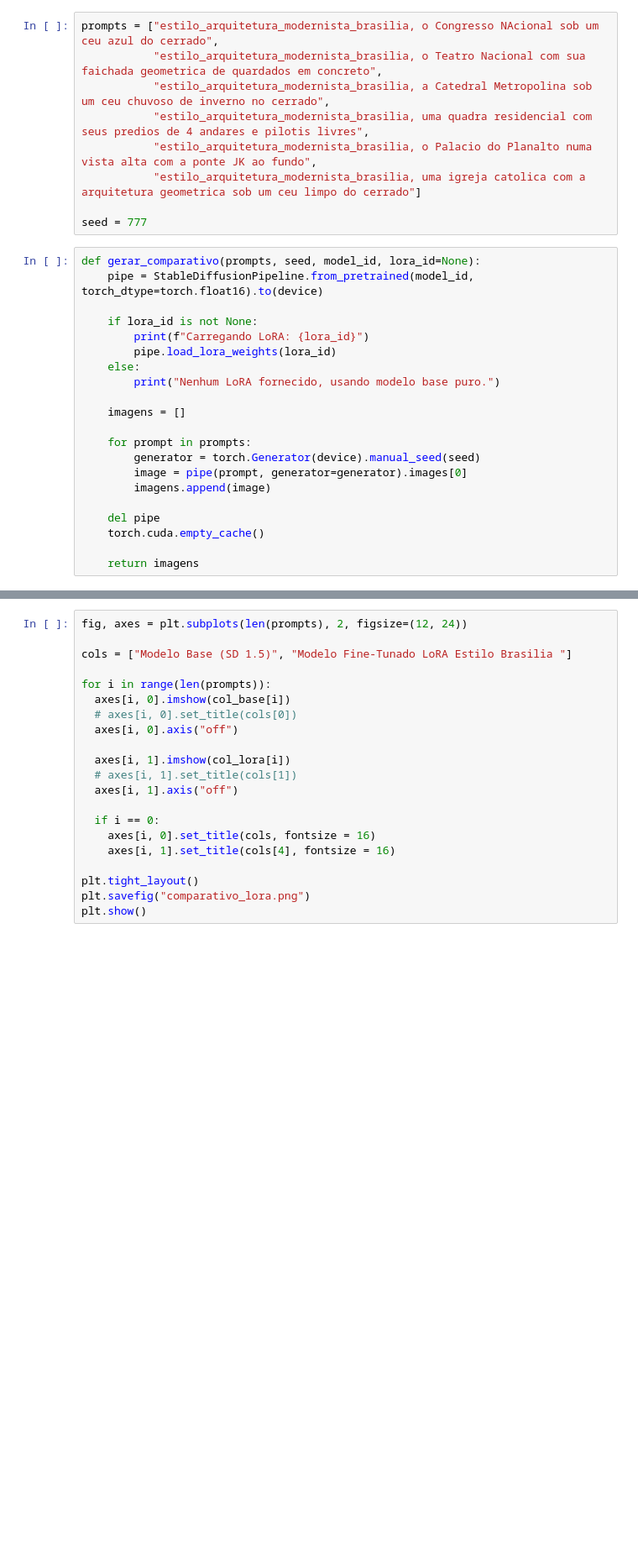
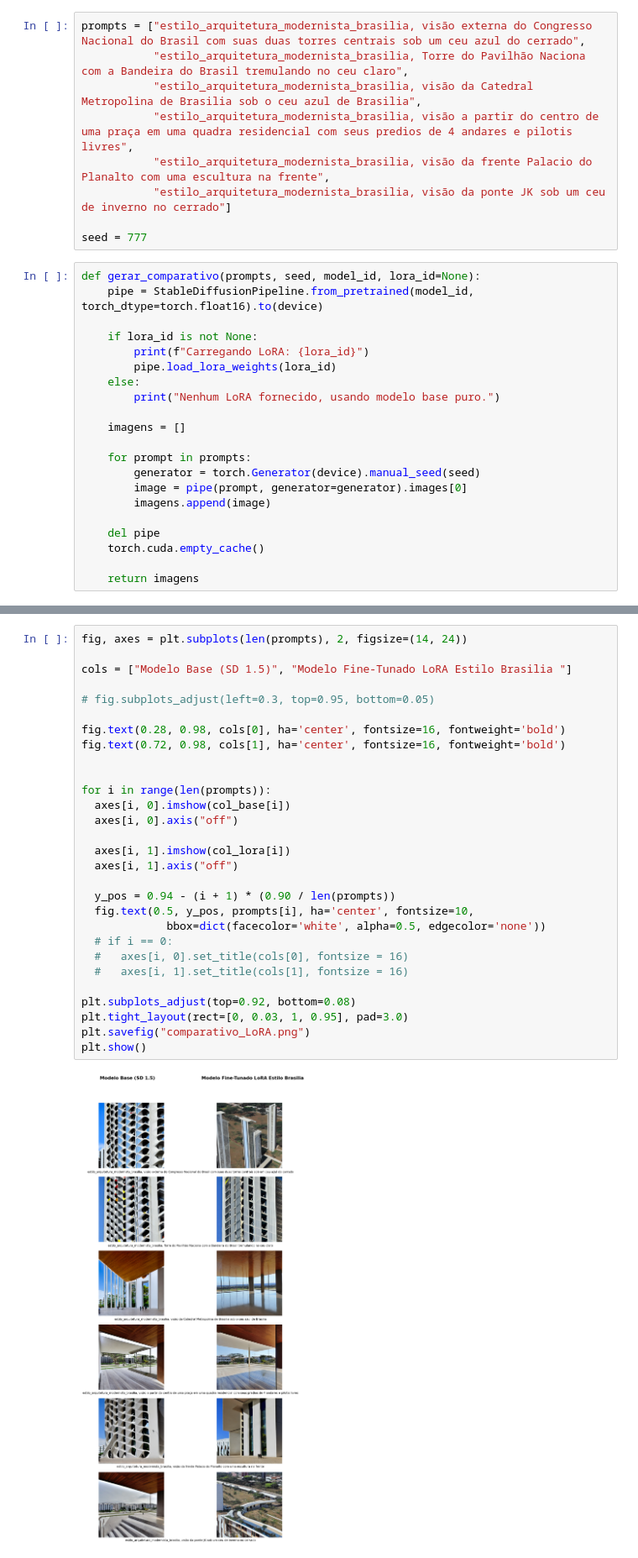
Before and after one commit to hpsj2712/atelie-generativo-individual-homerio, a Jupyter notebook: notebooks/03_avaliacao_kaggle.ipynb, the cells around one changed output, grey strips where cells are left out. Shown at 84% size. Cells and saved outputs as stored; diff of their text form; blank space fills up the shorter version.

```diff
--- a/notebooks/03_avaliacao_kaggle.ipynb
+++ b/notebooks/03_avaliacao_kaggle.ipynb
@@ -23,12 +23,12 @@ model_id = "stable-diffusion-v1-5/stable-diffusion-v1-5"
 lora_id = "homerio/estilo_arquitetura_modernista_brasilia_v2"
 device = "cuda"
 # %%
-prompts = ["estilo_arquitetura_modernista_brasilia, o Congresso NAcional sob um ceu azul do cerrado",
-           "estilo_arquitetura_modernista_brasilia, o Teatro Nacional com sua faichada geometrica de quardados em concreto",
-           "estilo_arquitetura_modernista_brasilia, a Catedral Metropolina sob um ceu chuvoso de inverno no cerrado",
-           "estilo_arquitetura_modernista_brasilia, uma quadra residencial com seus predios de 4 andares e pilotis livres",
-           "estilo_arquitetura_modernista_brasilia, o Palacio do Planalto numa vista alta com a ponte JK ao fundo",
-           "estilo_arquitetura_modernista_brasilia, uma igreja catolica com a arquitetura geometrica sob um ceu limpo do cerrado"]
+prompts = ["estilo_arquitetura_modernista_brasilia, visão externa do Congresso Nacional do Brasil com suas duas torres centrais sob um ceu azul do cerrado",
+           "estilo_arquitetura_modernista_brasilia, Torre do Pavilhão Naciona com a Bandeira do Brasil tremulando no ceu claro",
+           "estilo_arquitetura_modernista_brasilia, visão da Catedral Metropolina de Brasilia sob o ceu azul de Brasilia",
+           "estilo_arquitetura_modernista_brasilia, visão a partir do centro de uma praça em uma quadra residencial com seus predios de 4 andares e pilotis livres",
+           "estilo_arquitetura_modernista_brasilia, visão da frente Palacio do Planalto com uma escultura na frente",
+           "estilo_arquitetura_modernista_brasilia, visão da ponte JK sob um ceu de inverno no cerrado"]
 
 seed = 777
 # %%
@@ -66,24 +69,34 @@ Nenhum LoRA fornecido, usando modelo base puro.
 # %%
-fig, axes = plt.subplots(len(prompts), 2, figsize=(12, 24))
+fig, axes = plt.subplots(len(prompts), 2, figsize=(14, 24))
 
 cols = ["Modelo Base (SD 1.5)", "Modelo Fine-Tunado LoRA Estilo Brasilia "]
 
+# fig.subplots_adjust(left=0.3, top=0.95, bottom=0.05)
+
+fig.text(0.28, 0.98, cols[0], ha='center', fontsize=16, fontweight='bold')
+fig.text(0.72, 0.98, cols[1], ha='center', fontsize=16, fontweight='bold')
+
+
 for i in range(len(prompts)):
   axes[i, 0].imshow(col_base[i])
-  # axes[i, 0].set_title(cols[0])
   axes[i, 0].axis("off")
 
   axes[i, 1].imshow(col_lora[i])
-  # axes[i, 1].set_title(cols[1])
   axes[i, 1].axis("off")
 
-  if i == 0:
-    axes[i, 0].set_title(cols, fontsize = 16)
-    axes[i, 1].set_title(cols[4], fontsize = 16)
+  y_pos = 0.94 - (i + 1) * (0.90 / len(prompts))
+  fig.text(0.5, y_pos, prompts[i], ha='center', fontsize=10,
+             bbox=dict(facecolor='white', alpha=0.5, edgecolor='none'))
+  # if i == 0:
+  #   axes[i, 0].set_title(cols[0], fontsize = 16)
+  #   axes[i, 1].set_title(cols[1], fontsize = 16)
 
-plt.tight_layout()
-plt.savefig("comparativo_lora.png")
+plt.subplots_adjust(top=0.92, bottom=0.08)
+plt.tight_layout(rect=[0, 0.03, 1, 0.95], pad=3.0)
+plt.savefig("comparativo_LoRA.png")
 plt.show()
+# %% [output]
+[figure, added]
 # %%
 # !pip -q install torchmetrics
 # import torch
```
Also changed, not shown: parts of 1 cell of this notebook.
